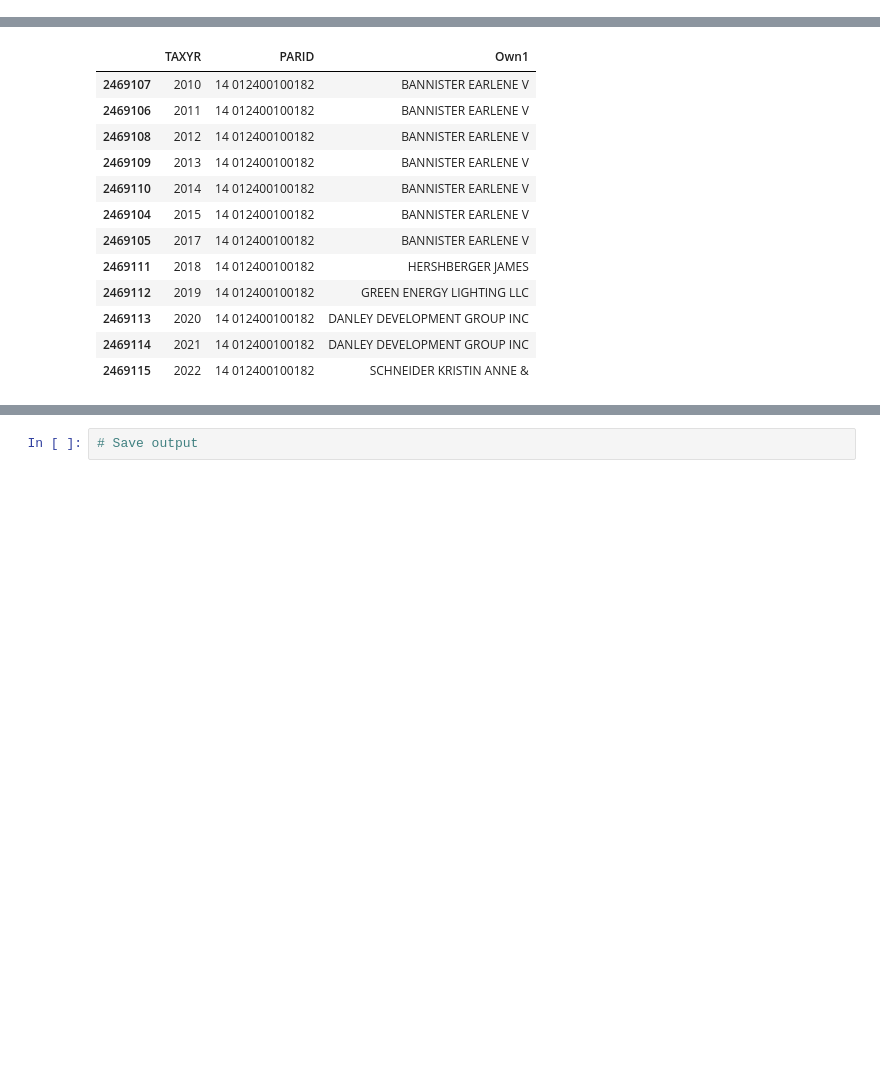
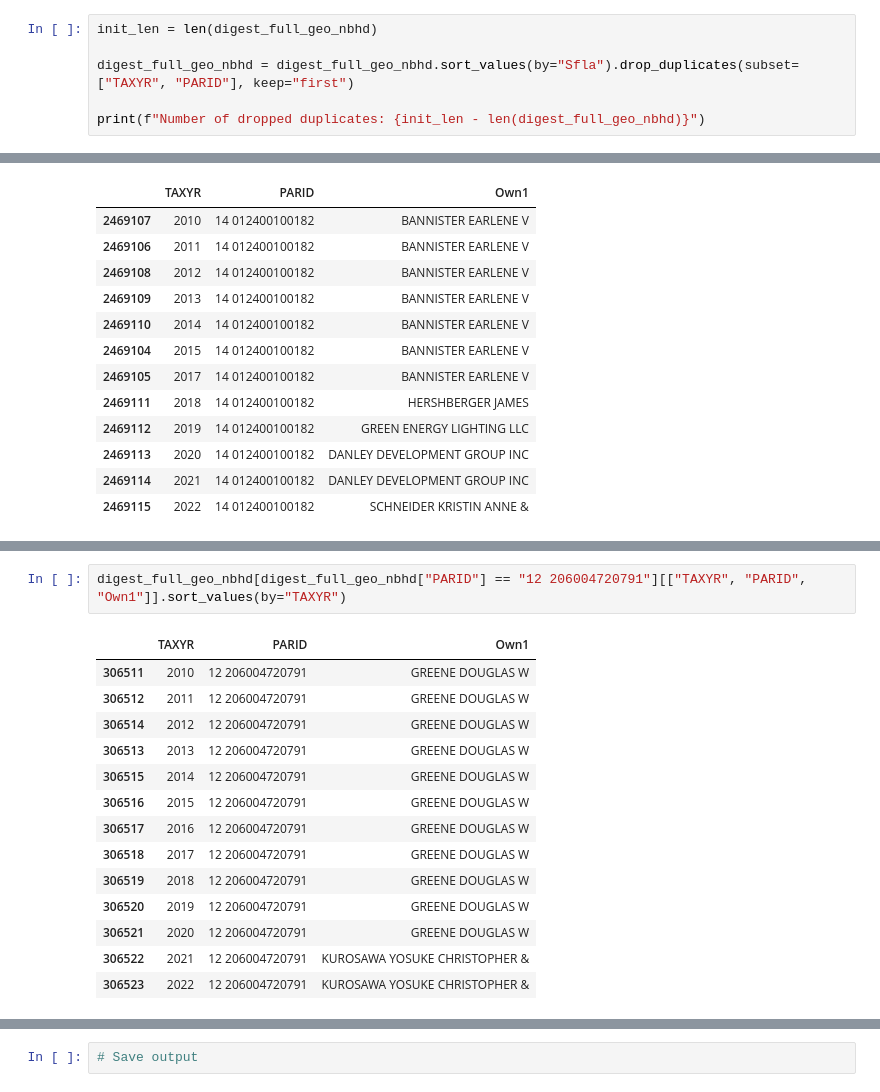
Before and after one commit to Nicholas-Polimeni/wealth-loss-sfr, a Jupyter notebook: analysis.ipynb, the cells around one changed output, grey strips where cells are left out. Drawn from its saved outputs; the diff is of its cells as text; blank space fills up the shorter version.

```diff
--- a/analysis.ipynb
+++ b/analysis.ipynb
@@ -54,0 +86,6 @@ digest_full_geo_nbhd = pd.read_parquet("./output/digest_full_geo_nbhd.parquet")
+# %%
+init_len = len(digest_full_geo_nbhd)
+
+digest_full_geo_nbhd = digest_full_geo_nbhd.sort_values(by="Sfla").drop_duplicates(subset=["TAXYR", "PARID"], keep="first")
+
+print(f"Number of dropped duplicates: {init_len - len(digest_full_geo_nbhd)}")
@@ -373,3 +495,20 @@ digest_full_geo_nbhd[digest_full_geo_nbhd["PARID"] == "14 012400100182"][["TAXYR
+# %%
+digest_full_geo_nbhd[digest_full_geo_nbhd["PARID"] == "12 206004720791"][["TAXYR", "PARID", "Own1"]].sort_values(by="TAXYR")
+# %% [output]
+|  | TAXYR | PARID | Own1 |
+| 306511 | 2010 | 12 206004720791 | GREENE DOUGLAS W |
+| 306512 | 2011 | 12 206004720791 | GREENE DOUGLAS W |
+| 306514 | 2012 | 12 206004720791 | GREENE DOUGLAS W |
+| 306513 | 2013 | 12 206004720791 | GREENE DOUGLAS W |
+| 306515 | 2014 | 12 206004720791 | GREENE DOUGLAS W |
+| 306516 | 2015 | 12 206004720791 | GREENE DOUGLAS W |
+| 306517 | 2016 | 12 206004720791 | GREENE DOUGLAS W |
+| 306518 | 2017 | 12 206004720791 | GREENE DOUGLAS W |
+| 306519 | 2018 | 12 206004720791 | GREENE DOUGLAS W |
+| 306520 | 2019 | 12 206004720791 | GREENE DOUGLAS W |
+| 306521 | 2020 | 12 206004720791 | GREENE DOUGLAS W |
+| 306522 | 2021 | 12 206004720791 | KUROSAWA YOSUKE CHRISTOPHER & |
+| 306523 | 2022 | 12 206004720791 | KUROSAWA YOSUKE CHRISTOPHER & |
 # %% [markdown]
 In the case of multiple sales in one TAXYR, the last purchaser appears to be recorded in the parcel data as the owner.
 If we tried to match an earlier sale in that year, we would get the wrong owner address.
```
Also changed, not shown: parts of 22 cells of this notebook.
